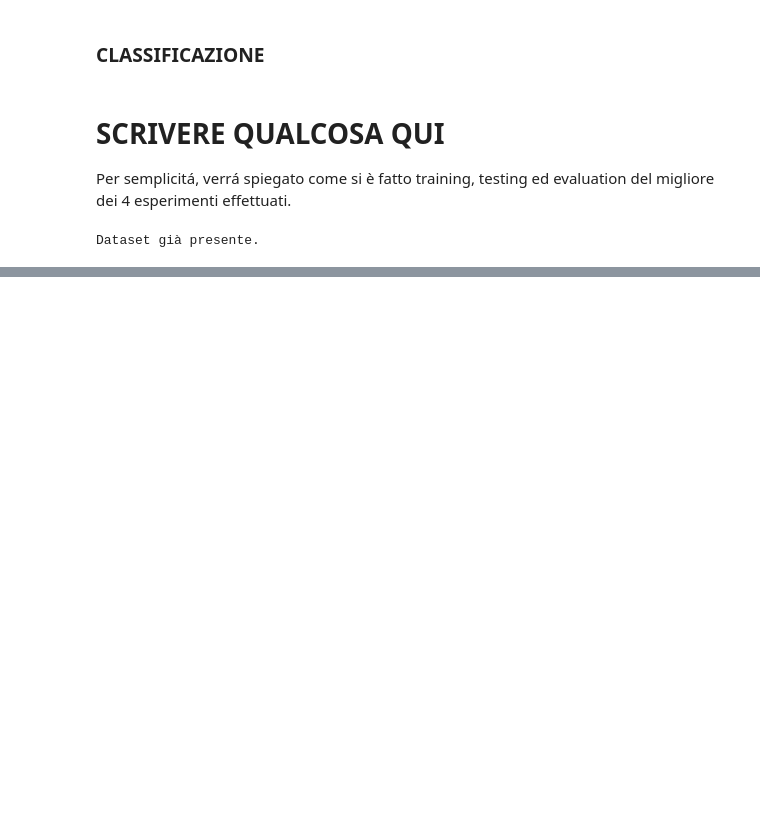
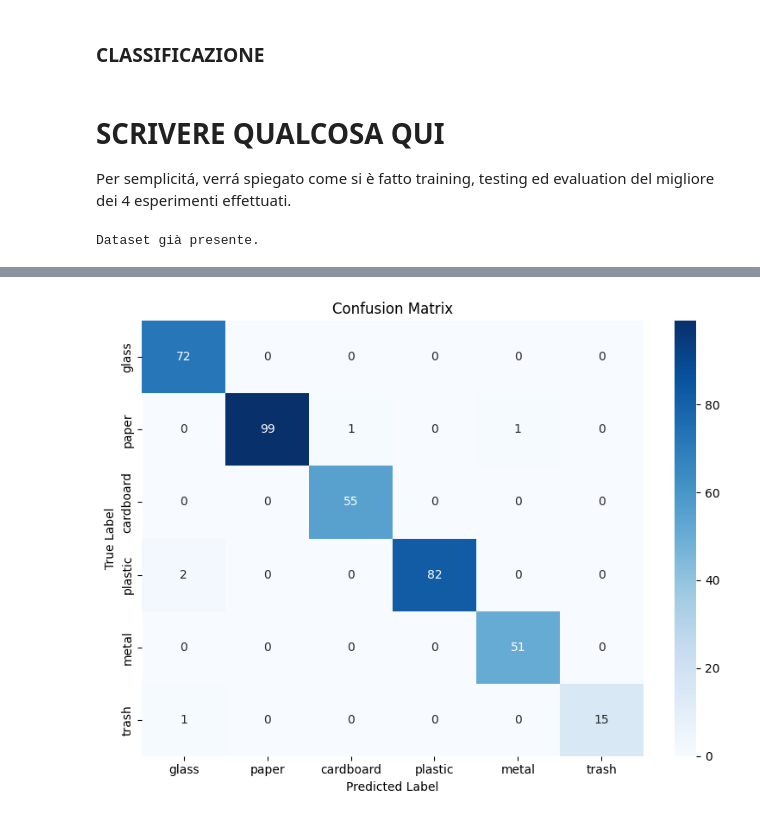
Before and after one commit to miryrusso/Garbage-Classification, a Jupyter notebook: main.ipynb, the cells around one changed output, grey strips where cells are left out. Drawn from its saved outputs; the diff is of its cells as text; code cells hidden in the pictures; blank space fills up the shorter version.

```diff
--- a/main.ipynb
+++ b/main.ipynb
@@ -87,7 +87,7 @@ trained_model = classifier.train_validate(
         garbage_valid_loader = garbage_valid_loader,
         log_dir=title,
         early_stop=0, dropout = True,
-        epochs       = 3,
+        epochs       = 1,
         lr           = 1e-3,
         momentum     = 0.9,
         device       = pre.device,
@@ -99,3 +100,2 @@ RuntimeError: Attempting to deserialize object on a CUDA device but torch.cuda.i
 # %%
-checkpoint = pre.torch.load('./savings/best_model_dropout.pt')
-model.load_state_dict(checkpoint['model_state_dict'])
+model = classifier.load_model('./savings/best_model_dropout.pt', pre.device)
@@ -103,0 +122,4 @@ RuntimeError: Attempting to deserialize object on a CUDA device but torch.cuda.i
+# %%
+eval.plot_confusion_matrix(model, garbage_valid_loader, class_names=['glass', 'paper', 'cardboard', 'plastic', 'metal', 'trash'], device=pre.device)
+# %% [output]
+[figure, added]
```
Also changed, not shown: parts of 6 cells of this notebook, 1 other file.
